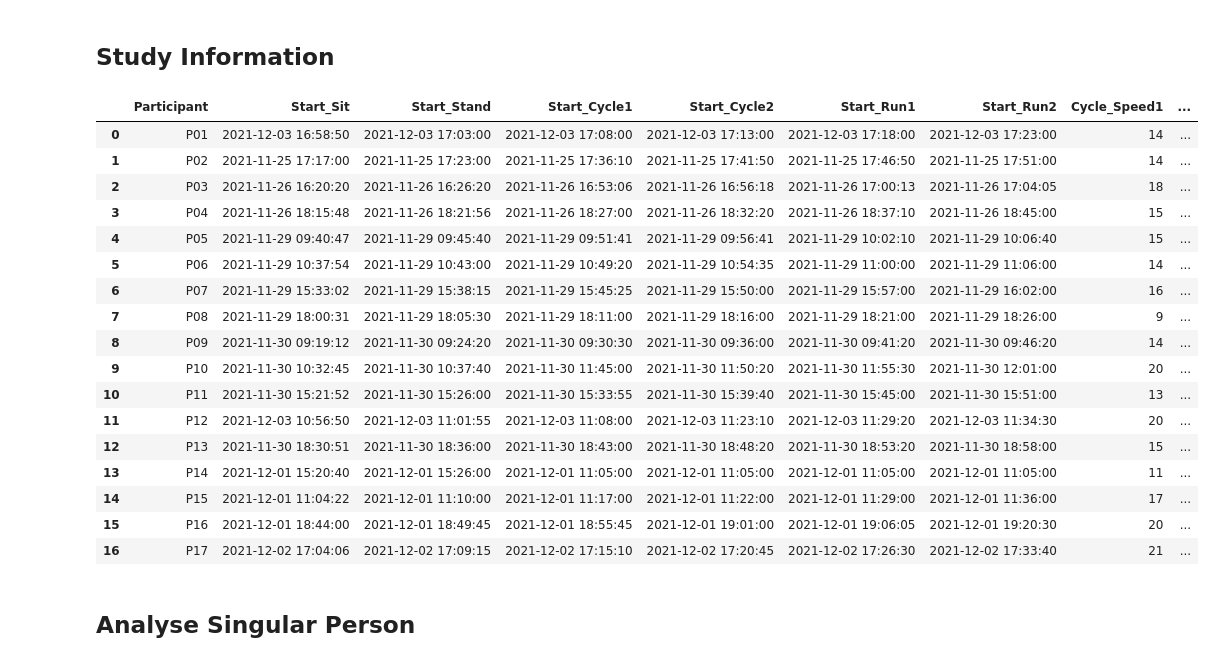
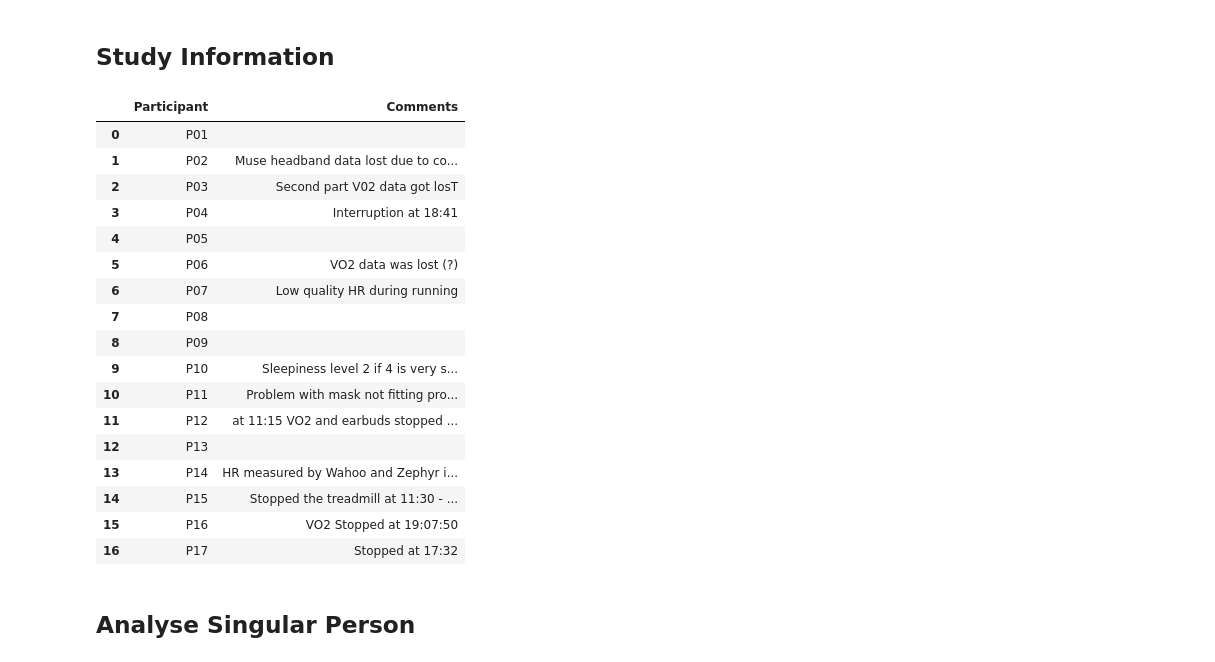
Before and after one commit to ConnorReed246/DataMiningProject, a Jupyter notebook: scripts/ExploratoryAnalysis.ipynb, the cells around one changed output. Cells and saved outputs as stored; diff of their text form; code cells hidden in the pictures.

```diff
--- a/scripts/ExploratoryAnalysis.ipynb
+++ b/scripts/ExploratoryAnalysis.ipynb
@@ -140,26 +140,27 @@ dtype: float64
 # %% [markdown]
 ## Study Information
 # %%
-study_information = pd.read_csv('dataset/Study_Information.csv')
-study_information
+pd.set_option('display.max_colwidth', None)
+study_information = pd.read_csv('original_dataset/Study_Information.csv')
+study_information[["Participant","Comments"]]
 # %% [output]
-|  | Participant | Start_Sit | Start_Stand | Start_Cycle1 | Start_Cycle2 | Start_Run1 | Start_Run2 | Cycle_Speed1 | ... |
-| 0 | P01 | 2021-12-03 16:58:50 | 2021-12-03 17:03:00 | 2021-12-03 17:08:00 | 2021-12-03 17:13:00 | 2021-12-03 17:18:00 | 2021-12-03 17:23:00 | 14 | ... |
-| 1 | P02 | 2021-11-25 17:17:00 | 2021-11-25 17:23:00 | 2021-11-25 17:36:10 | 2021-11-25 17:41:50 | 2021-11-25 17:46:50 | 2021-11-25 17:51:00 | 14 | ... |
-| 2 | P03 | 2021-11-26 16:20:20 | 2021-11-26 16:26:20 | 2021-11-26 16:53:06 | 2021-11-26 16:56:18 | 2021-11-26 17:00:13 | 2021-11-26 17:04:05 | 18 | ... |
-| 3 | P04 | 2021-11-26 18:15:48 | 2021-11-26 18:21:56 | 2021-11-26 18:27:00 | 2021-11-26 18:32:20 | 2021-11-26 18:37:10 | 2021-11-26 18:45:00 | 15 | ... |
-| 4 | P05 | 2021-11-29 09:40:47 | 2021-11-29 09:45:40 | 2021-11-29 09:51:41 | 2021-11-29 09:56:41 | 2021-11-29 10:02:10 | 2021-11-29 10:06:40 | 15 | ... |
-| 5 | P06 | 2021-11-29 10:37:54 | 2021-11-29 10:43:00 | 2021-11-29 10:49:20 | 2021-11-29 10:54:35 | 2021-11-29 11:00:00 | 2021-11-29 11:06:00 | 14 | ... |
-| 6 | P07 | 2021-11-29 15:33:02 | 2021-11-29 15:38:15 | 2021-11-29 15:45:25 | 2021-11-29 15:50:00 | 2021-11-29 15:57:00 | 2021-11-29 16:02:00 | 16 | ... |
-| 7 | P08 | 2021-11-29 18:00:31 | 2021-11-29 18:05:30 | 2021-11-29 18:11:00 | 2021-11-29 18:16:00 | 2021-11-29 18:21:00 | 2021-11-29 18:26:00 | 9 | ... |
-| 8 | P09 | 2021-11-30 09:19:12 | 2021-11-30 09:24:20 | 2021-11-30 09:30:30 | 2021-11-30 09:36:00 | 2021-11-30 09:41:20 | 2021-11-30 09:46:20 | 14 | ... |
-| 9 | P10 | 2021-11-30 10:32:45 | 2021-11-30 10:37:40 | 2021-11-30 11:45:00 | 2021-11-30 11:50:20 | 2021-11-30 11:55:30 | 2021-11-30 12:01:00 | 20 | ... |
-| 10 | P11 | 2021-11-30 15:21:52 | 2021-11-30 15:26:00 | 2021-11-30 15:33:55 | 2021-11-30 15:39:40 | 2021-11-30 15:45:00 | 2021-11-30 15:51:00 | 13 | ... |
-| 11 | P12 | 2021-12-03 10:56:50 | 2021-12-03 11:01:55 | 2021-12-03 11:08:00 | 2021-12-03 11:23:10 | 2021-12-03 11:29:20 | 2021-12-03 11:34:30 | 20 | ... |
-| 12 | P13 | 2021-11-30 18:30:51 | 2021-11-30 18:36:00 | 2021-11-30 18:43:00 | 2021-11-30 18:48:20 | 2021-11-30 18:53:20 | 2021-11-30 18:58:00 | 15 | ... |
-| 13 | P14 | 2021-12-01 15:20:40 | 2021-12-01 15:26:00 | 2021-12-01 11:05:00 | 2021-12-01 11:05:00 | 2021-12-01 11:05:00 | 2021-12-01 11:05:00 | 11 | ... |
-| 14 | P15 | 2021-12-01 11:04:22 | 2021-12-01 11:10:00 | 2021-12-01 11:17:00 | 2021-12-01 11:22:00 | 2021-12-01 11:29:00 | 2021-12-01 11:36:00 | 17 | ... |
-| 15 | P16 | 2021-12-01 18:44:00 | 2021-12-01 18:49:45 | 2021-12-01 18:55:45 | 2021-12-01 19:01:00 | 2021-12-01 19:06:05 | 2021-12-01 19:20:30 | 20 | ... |
-| 16 | P17 | 2021-12-02 17:04:06 | 2021-12-02 17:09:15 | 2021-12-02 17:15:10 | 2021-12-02 17:20:45 | 2021-12-02 17:26:30 | 2021-12-02 17:33:40 | 21 | ... |
+|  | Participant | Comments |
+| 0 | P01 |  |
+| 1 | P02 | Muse headband data lost due to co... |
+| 2 | P03 | Second part V02 data got losT |
+| 3 | P04 | Interruption at 18:41 |
+| 4 | P05 |  |
+| 5 | P06 | VO2 data was lost (?) |
+| 6 | P07 | Low quality HR during running |
+| 7 | P08 |  |
+| 8 | P09 |  |
+| 9 | P10 | Sleepiness level 2 if 4 is very s... |
+| 10 | P11 | Problem with mask not fitting pro... |
+| 11 | P12 | at 11:15 VO2 and earbuds stopped ... |
+| 12 | P13 |  |
+| 13 | P14 | HR measured by Wahoo and Zephyr i... |
+| 14 | P15 | Stopped the treadmill at 11:30 - ... |
+| 15 | P16 | VO2 Stopped at 19:07:50 |
+| 16 | P17 | Stopped at 17:32 |
 # %% [markdown]
 ## Analyse Singular Person
```
Also changed, not shown: 1 other file.
